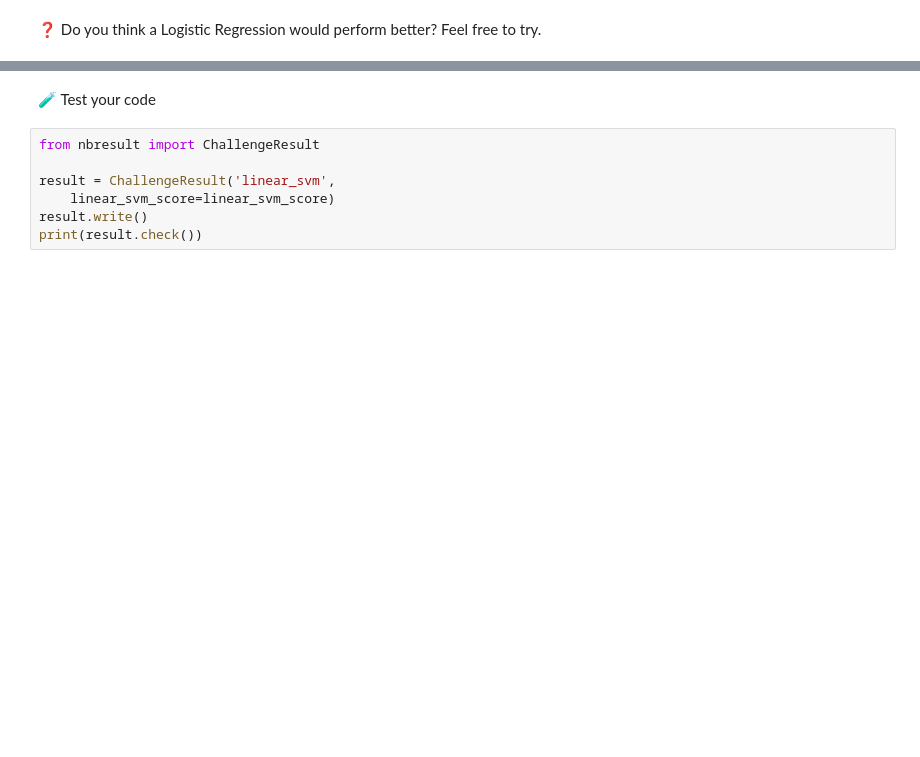
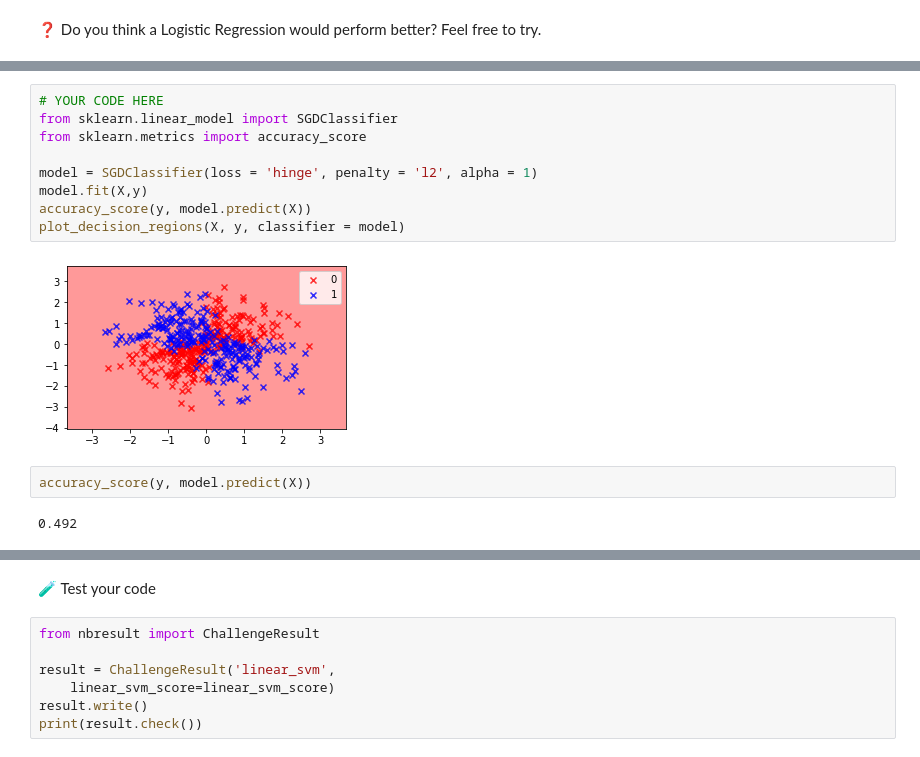
Before and after one commit to roadbusta/data-challenges-recap, a Jupyter notebook: 05-ML/05-Model-Tuning/03-SVM/SVM.ipynb, the cells around one changed output, grey strips where cells are left out. Cells and saved outputs as stored; diff of their text form; blank space fills up the shorter version.

```diff
--- a/05-ML/05-Model-Tuning/03-SVM/SVM.ipynb
+++ b/05-ML/05-Model-Tuning/03-SVM/SVM.ipynb
@@ -124,0 +133,15 @@ SVC(C=1, kernel='linear')
+# %%
+# YOUR CODE HERE
+from sklearn.linear_model import SGDClassifier
+from sklearn.metrics import accuracy_score
+
+model = SGDClassifier(loss = 'hinge', penalty = 'l2', alpha = 1)
+model.fit(X,y)
+accuracy_score(y, model.predict(X))
+plot_decision_regions(X, y, classifier = model)
+# %% [output]
+[figure, added]
+# %%
+accuracy_score(y, model.predict(X))
+# %% [output]
+0.492
```
Also changed, not shown: parts of 28 cells of this notebook, 2 other files.
